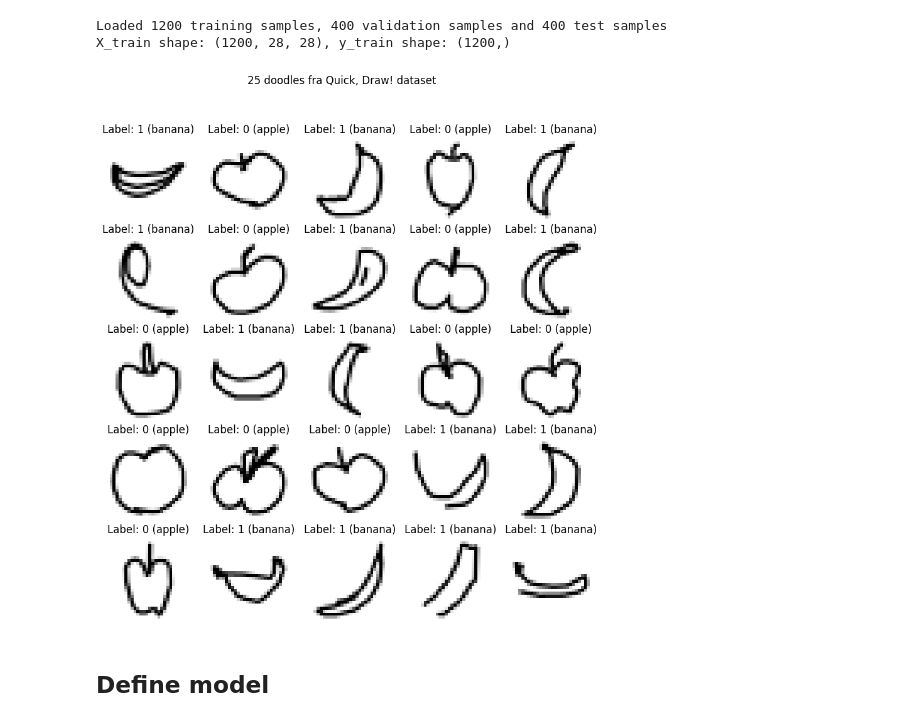
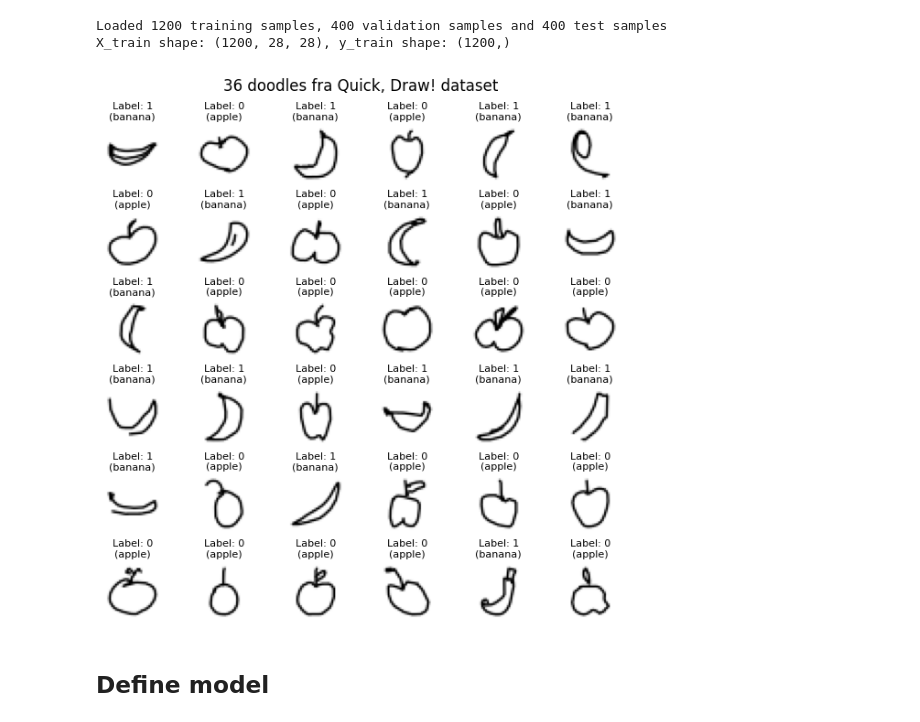
Before and after one commit to Rebekka-M/UNF_MLCamp2024, a Jupyter notebook: 2.Neurale_Netværk/QuickDraw/main.ipynb, the cells around one changed output. Saved outputs shown, nothing was run; the diff lists cells and outputs as text; code cells hidden in the pictures.

Commit message:
Made plot functionality nicer

```diff
--- a/2.Neurale_Netværk/QuickDraw/main.ipynb
+++ b/2.Neurale_Netværk/QuickDraw/main.ipynb
@@ -12,8 +12,8 @@ print(f"X_train shape: {X_train.shape}, y_train shape: {y_train.shape}")
 Loaded 1200 training samples, 400 validation samples and 400 test samples
 X_train shape: (1200, 28, 28), y_train shape: (1200,)
 # %%
-plot_doodles(X_train, y_train, label_dict)
+plot_doodles(X_train, y_train, label_dict, n_rows=6)
 # %% [output]
-[figure, old version]
+[figure, new version]
 # %% [markdown]
 ## Define model
```
Also changed, not shown: 1 other file.
